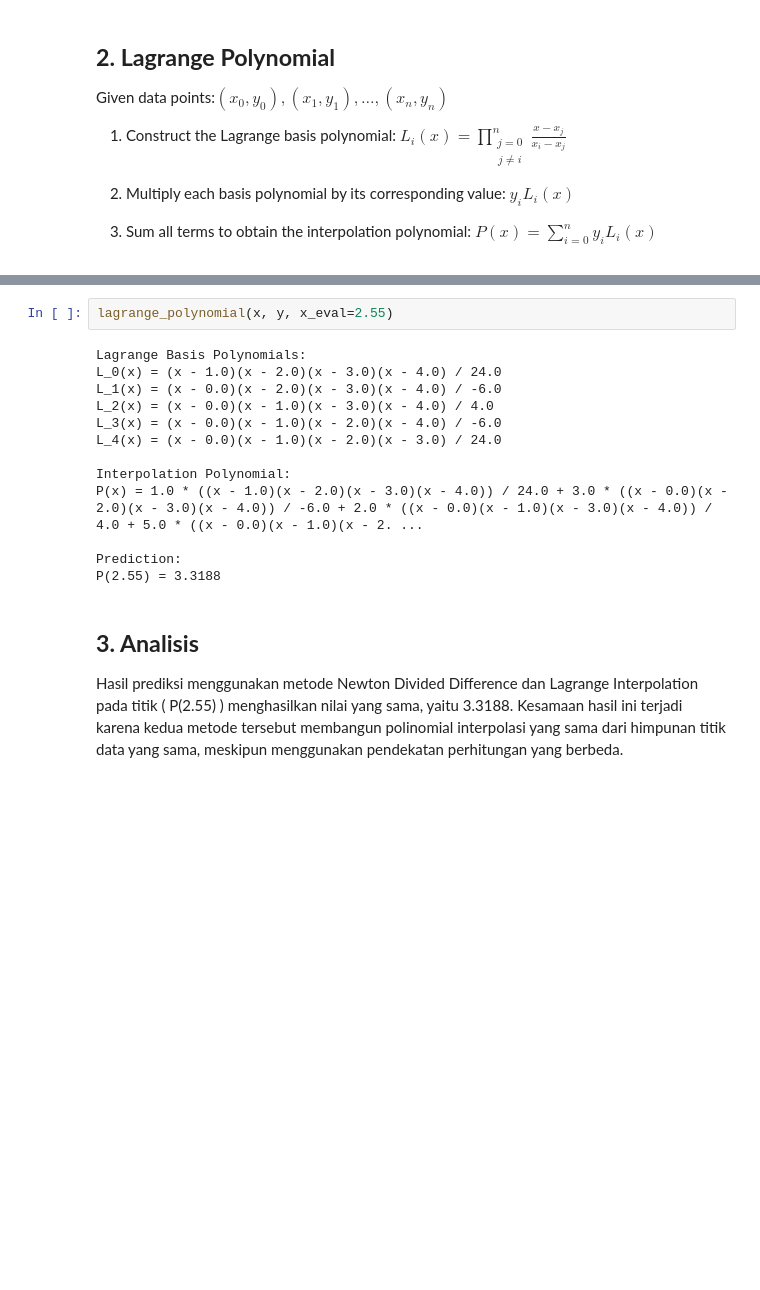
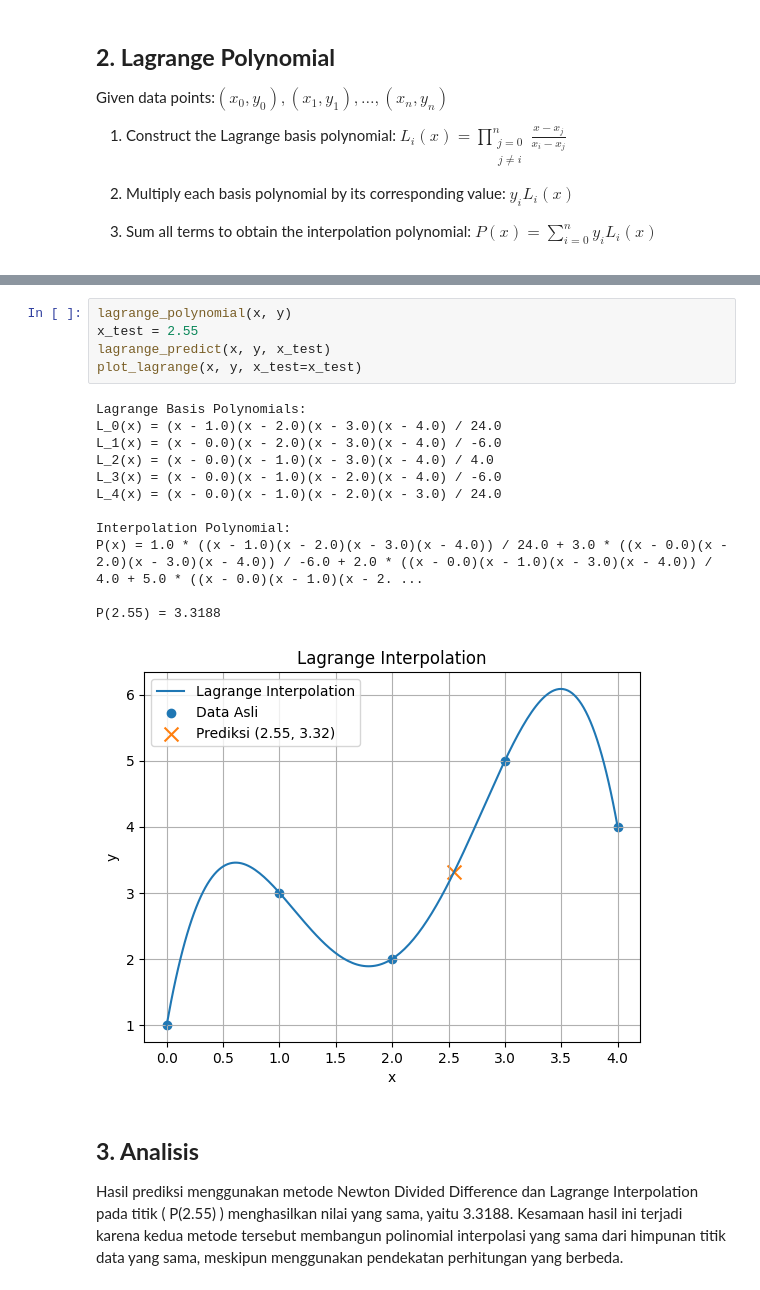
Before and after one commit to alfian-daffa-baihaqi/komputasi_numeris_2026, a Jupyter notebook: week_7_Interpolasi/interpolasi.ipynb, the cells around one changed output, grey strips where cells are left out. Drawn from its saved outputs; the diff is of its cells as text; blank space fills up the shorter version.

```diff
--- a/week_7_Interpolasi/interpolasi.ipynb
+++ b/week_7_Interpolasi/interpolasi.ipynb
@@ -166,18 +213,21 @@ def lagrange_polynomial(x, y, x_eval=None):
 # %%
-lagrange_polynomial(x, y, x_eval=2.55)
+lagrange_polynomial(x, y)
+x_test = 2.55
+lagrange_predict(x, y, x_test)
+plot_lagrange(x, y, x_test=x_test)
 # %% [output]
 Lagrange Basis Polynomials:
 L_0(x) = (x - 1.0)(x - 2.0)(x - 3.0)(x - 4.0) / 24.0
 L_1(x) = (x - 0.0)(x - 2.0)(x - 3.0)(x - 4.0) / -6.0
 L_2(x) = (x - 0.0)(x - 1.0)(x - 3.0)(x - 4.0) / 4.0
 L_3(x) = (x - 0.0)(x - 1.0)(x - 2.0)(x - 4.0) / -6.0
 L_4(x) = (x - 0.0)(x - 1.0)(x - 2.0)(x - 3.0) / 24.0
 
 Interpolation Polynomial:
 P(x) = 1.0 * ((x - 1.0)(x - 2.0)(x - 3.0)(x - 4.0)) / 24.0 + 3.0 * ((x - 0.0)(x - 2.0)(x - 3.0)(x - 4.0)) / -6.0 + 2.0 * ((x - 0.0)(x - 1.0)(x - 3.0)(x - 4.0)) / 4.0 + 5.0 * ((x - 0.0)(x - 1.0)(x - 2. ...
 
-Prediction:
 P(2.55) = 3.3188
+[figure, added]
 # %% [markdown]
 ## **3. Analisis**
 
```
Also changed, not shown: parts of 2 cells of this notebook.
